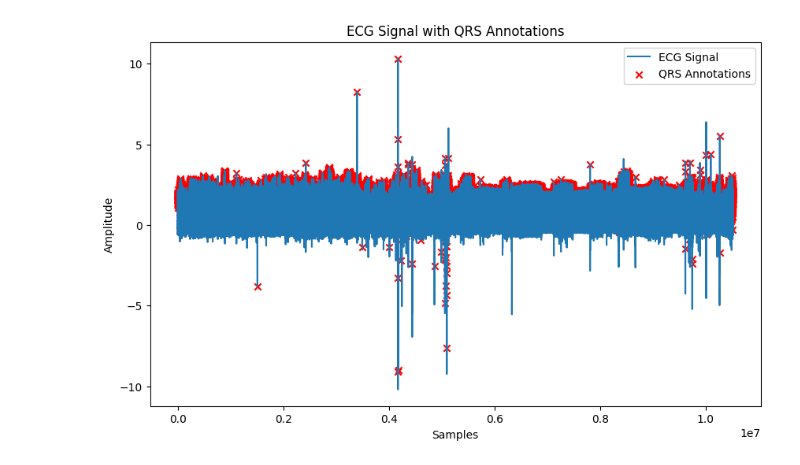
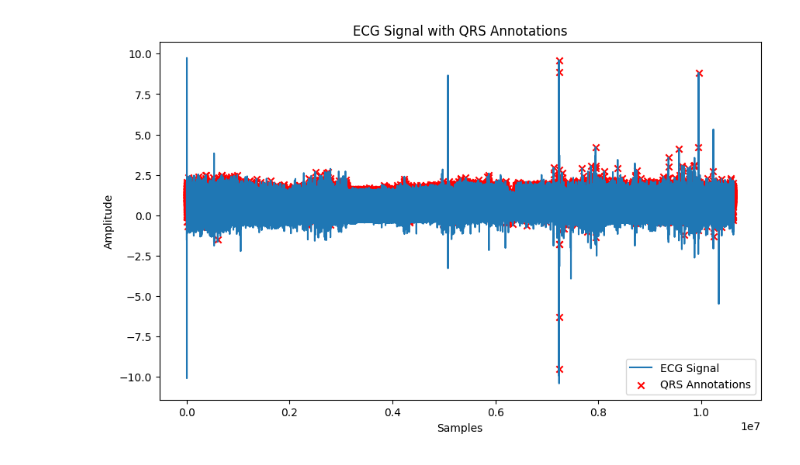
Before and after one commit to devguno/CDM, a Jupyter notebook: tt.ipynb, the cells around one changed output. Drawn from its saved outputs; the diff is of its cells as text; code cells hidden in the pictures.

```diff
--- a/tt.ipynb
+++ b/tt.ipynb
@@ -1,34 +1,35 @@
 # %%
 import wfdb
 import matplotlib.pyplot as plt
+import numpy as np
 
 # 파일 경로 설정 (확장자를 제외한 파일 이름만 지정)
-file_path = 'D:\\extract\\p1'  # 'p1' 파일 이름만 입력 (확장자 제외)
+file_path = r'C:\Users\SNUH\Desktop\adult_sample\adult_sample2'  # 'p1' 파일 이름만 입력 (확장자 제외)
 
 # 신호 데이터 읽기
 record = wfdb.rdrecord(file_path)
 # 주석 데이터 읽기
 annotation = wfdb.rdann(file_path, 'ann')
 
 # 신호 데이터의 길이 가져오기
 signal_length = len(record.p_signal)
 
 # 주석 샘플이 신호 데이터의 범위를 초과하지 않도록 필터링
 valid_indices = annotation.sample < signal_length
-filtered_samples = annotation.sample[valid_indices]
+filtered_samples = annotation.sample[valid_indices].astype(np.int32)  # Cast to int32
 filtered_symbols = [symbol for i, symbol in enumerate(annotation.symbol) if valid_indices[i]]
 
 # 신호 시각화 (첫 번째 채널만 시각화)
 plt.figure(figsize=(10, 6))
 plt.plot(record.p_signal[:, 0], label='ECG Signal')
 plt.scatter(filtered_samples, record.p_signal[filtered_samples, 0], color='red', label='QRS Annotations', marker='x')
 plt.title('ECG Signal with QRS Annotations')
 plt.xlabel('Samples')
 plt.ylabel('Amplitude')
 plt.legend()
 plt.show()
 # %% [output]
-[figure, old version]
+[figure, new version]
 # %%
 import wfdb
 import matplotlib.pyplot as plt
```
Also changed, not shown: parts of 7 cells of this notebook, 2 other files.
